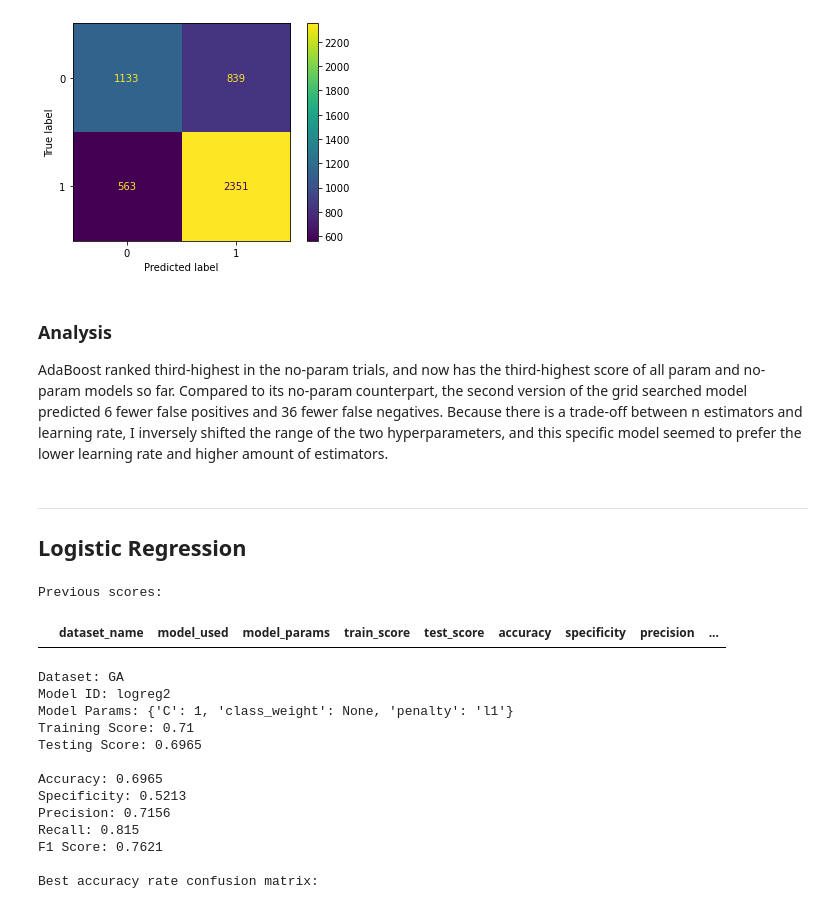
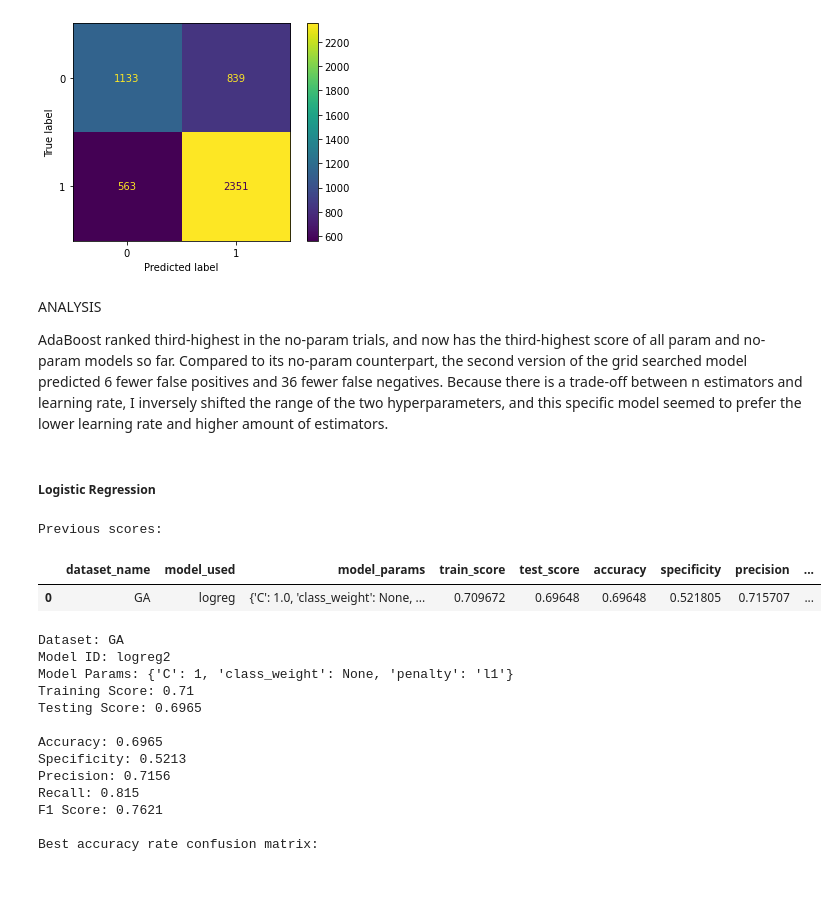
Before and after one commit to ga-dsi-822-group4/recidivism, a Jupyter notebook: notebooks/03_modeling.ipynb, the cells around one changed output. Cells and saved outputs as stored; diff of their text form; code cells hidden in the pictures; blank space fills up the shorter version.

```diff
--- a/notebooks/03_modeling.ipynb
+++ b/notebooks/03_modeling.ipynb
@@ -1358,18 +1436,18 @@ F1 Score: 0.7703
 Best accuracy rate confusion matrix:
 [figure]
 # %% [markdown]
-### Analysis
+ANALYSIS
 
 AdaBoost ranked third-highest in the no-param trials, and now has the third-highest score of all param and no-param models so far. Compared to its no-param counterpart, the second version of the grid searched model predicted 6 fewer false positives and 36 fewer false negatives. Because there is a trade-off between n estimators and learning rate, I inversely shifted the range of the two hyperparameters, and this specific model seemed to prefer the lower learning rate and higher amount of estimators.
 # %% [markdown]
----
-## Logistic Regression
+##### Logistic Regression
 # %%
 print('Previous scores:')
-model_trials_df[model_trials_df['model_used'] == 'Logistic Regression']
+model_trials_df[(model_trials_df['dataset_name'] == 'GA') & (model_trials_df['model_used'] == 'logreg')]
 # %% [output]
 Previous scores:
 |  | dataset_name | model_used | model_params | train_score | test_score | accuracy | specificity | precision | ... |
+| 0 | GA | logreg | {'C': 1.0, 'class_weight': None, ... | 0.709672 | 0.69648 | 0.69648 | 0.521805 | 0.715707 | ... |
 # %%
 ga_lr2 = LogisticRegression( max_iter=10_000, solver='saga')
 
```
Also changed, not shown: parts of 79 cells of this notebook, 2 other files.
